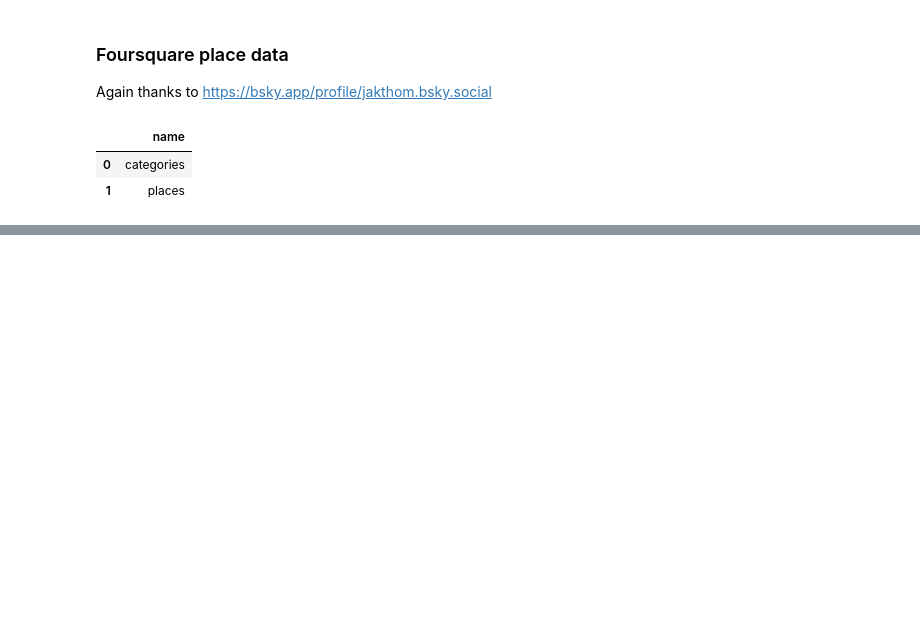
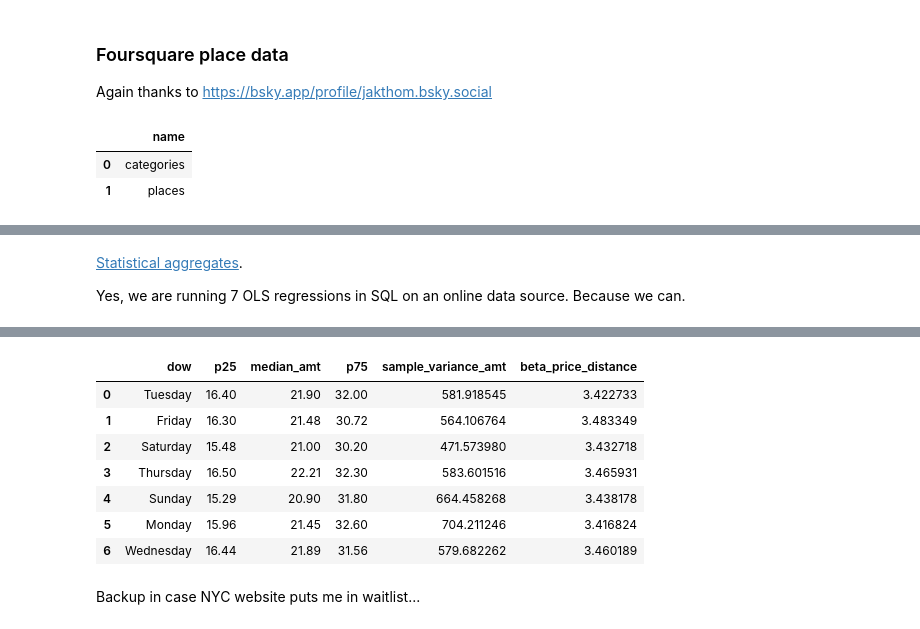
Before and after one commit to alemartinello/BigDataMadeSmall, a Jupyter notebook: Workshop/Slightly_deeper.ipynb, the cells around one changed output, grey strips where cells are left out. Saved outputs shown, nothing was run; the diff lists cells and outputs as text; code cells hidden in the pictures; blank space fills up the shorter version.

```diff
--- a/Workshop/Slightly_deeper.ipynb
+++ b/Workshop/Slightly_deeper.ipynb
@@ -118,0 +158,21 @@ Wall time: 8.34 µs
+# %% [markdown]
+[Statistical aggregates](https://duckdb.org/docs/sql/functions/aggregates.html#statistical-aggregates).
+
+Yes, we are running 7 OLS regressions in SQL on an online data source. Because we can.
+# %%
+%%time
+duckdb.sql(
+    """
+    select
+    dayname(tpep_pickup_datetime) as dow
+    , quantile_disc(total_amount, 0.25) as p25
+    , median(total_amount) as median_amt
+    , quantile_disc(total_amount, 0.75) as p75
+    , var_samp(total_amount) as sample_variance_amt
+    , regr_slope(fare_amount, trip_distance) as beta_price_distance -- THE POWAAAAAAAAAAR
+    from read_parquet('https://d37ci6vzurychx.cloudfront.net/trip-data/yellow_tripdata_2024-09.parquet') as yc
+    where trip_distance<50 and month(tpep_pickup_datetime)=9
+    group by dayname(tpep_pickup_datetime)
+    """
+).df()
+# %% [output]
@@ -118,0 +181,10 @@ Wall time: 8.34 µs
+|  | dow | p25 | median_amt | p75 | sample_variance_amt | beta_price_distance |
+| 0 | Tuesday | 16.40 | 21.90 | 32.00 | 581.918545 | 3.422733 |
+| 1 | Friday | 16.30 | 21.48 | 30.72 | 564.106764 | 3.483349 |
+| 2 | Saturday | 15.48 | 21.00 | 30.20 | 471.573980 | 3.432718 |
+| 3 | Thursday | 16.50 | 22.21 | 32.30 | 583.601516 | 3.465931 |
+| 4 | Sunday | 15.29 | 20.90 | 31.80 | 664.458268 | 3.438178 |
+| 5 | Monday | 15.96 | 21.45 | 32.60 | 704.211246 | 3.416824 |
+| 6 | Wednesday | 16.44 | 21.89 | 31.56 | 579.682262 | 3.460189 |
+# %% [markdown]
+Backup in case NYC website puts me in waitlist...
```
Also changed, not shown: parts of 11 cells of this notebook, 2 other files.
